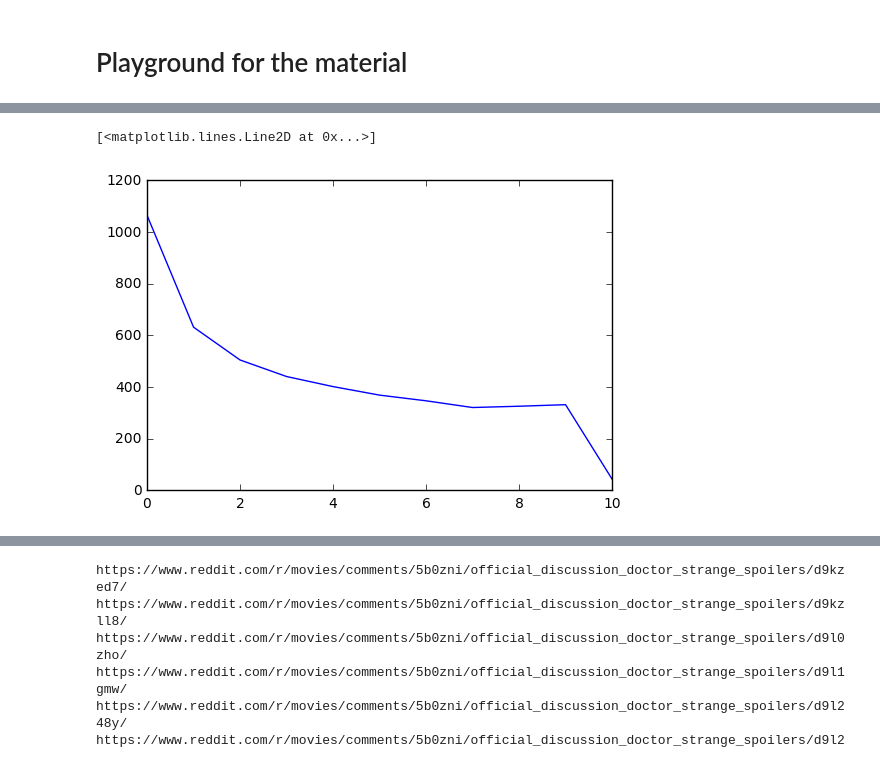
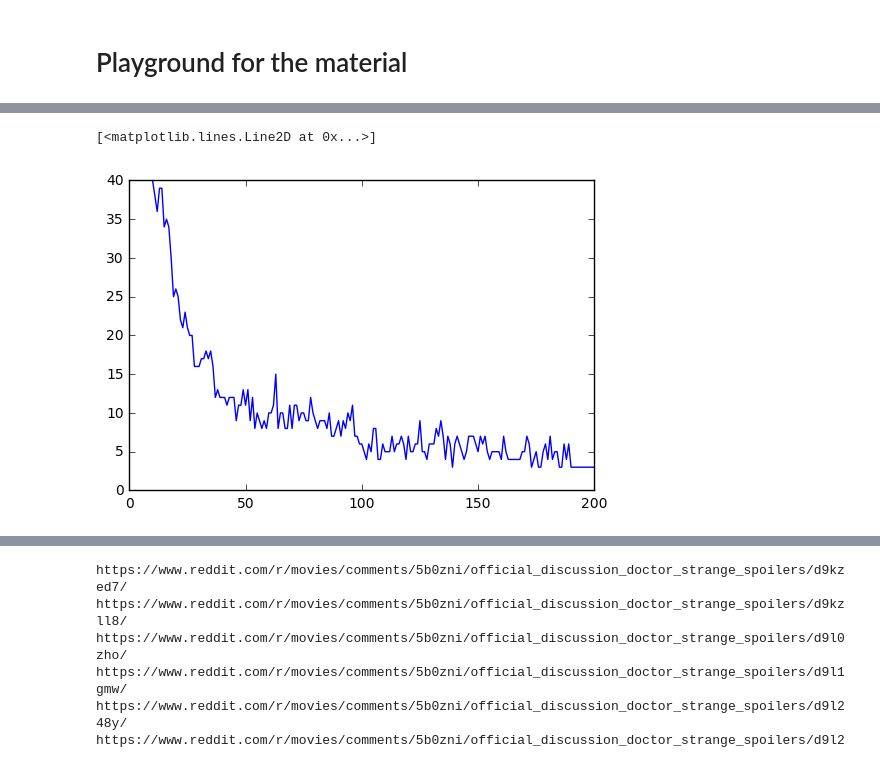
Before and after one commit to NapsterInBlue/redditDrStrange, a Jupyter notebook: Bargain.ipynb, the cells around one changed output, grey strips where cells are left out. Saved outputs shown, nothing was run; the diff lists cells and outputs as text; code cells hidden in the pictures.

```diff
--- a/Bargain.ipynb
+++ b/Bargain.ipynb
@@ -94,7 +93,7 @@ bargains = ('"Dormammu, I\'ve come to bargain"\n', '"Dormammu, I\'ve come to bar
 url = r'https://www.reddit.com/r/movies/comments/5b0zni/official_discussion_doctor_strange_spoilers/d9kwuke/'
 # %%
 authors = ['FilmsAreQuiteAwesome']
-scores = [1065]
+scores = [1251]
 otherComments = [0]
 pages = [1]
 times = [datetime.datetime(2016, 11, 4, 1, 58, 24)]
@@ -162,5 +162,5 @@ Done
 # Build out the dataframe for the analysis
 # %%
 data = zip(authors, scores, otherComments, pages, times, urls)
-df = pd.DataFrame(data, columns=['Author', 'Score', 'Neighbors', 'Page', 'PostTime', 'URL'])
+df = pd.DataFrame(data, columns=['Author', 'Score', 'Children', 'Page', 'PostTime', 'URL'])
 df['Diff'] = df.PostTime.diff()
@@ -196,5 +227,5 @@ plt.ylim(-1, 1150)
 # %%
-plt.plot(df.Score.loc[:10])
+plt.plot(df.Score.loc[10:200])
 # %% [output]
 [<matplotlib.lines.Line2D at 0x...>]
-[figure, old version]
+[figure, new version]
```
Also changed, not shown: parts of 16 cells of this notebook.
